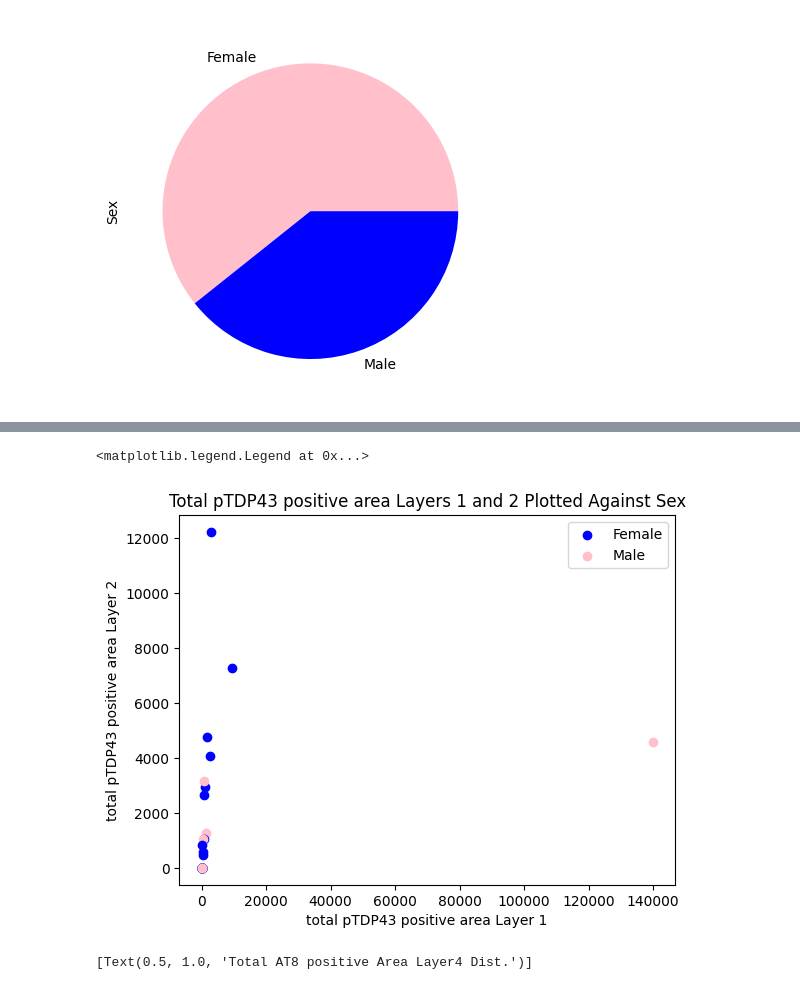
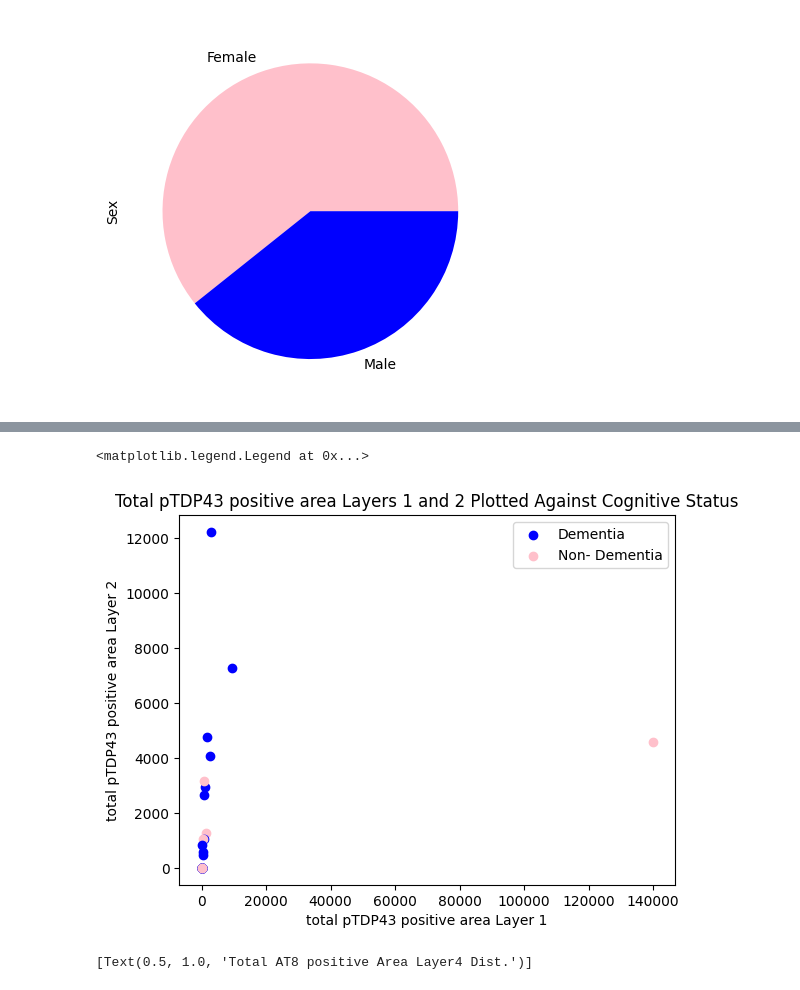
Before and after one commit to zoyaholin/Neur265HOLIN, a Jupyter notebook: Copy_of_Final_Project.ipynb, the cells around one changed output, grey strips where cells are left out. Saved outputs shown, nothing was run; the diff lists cells and outputs as text; code cells hidden in the pictures.

```diff
--- a/Copy_of_Final_Project.ipynb
+++ b/Copy_of_Final_Project.ipynb
@@ -91,8 +91,8 @@ for i in range(alz_combined_length):
     plt.scatter(alz_combined.iloc [i,3], alz_combined.iloc [i,4], color = "pink")
     plt.xlabel('total AT8 positive area Layer3 ')
     plt.ylabel('total AT8 positive area Layer4 ')
-    plt.title('Total AT8 Positive Area Layers 3 and 4 Plotted Against Cognitive Status')
+    plt.title('Total AT8 Positive Area Layers 3 and 4 Plotted Against Sex')
 
-plt.legend(['Dementia','Non-Dementia'])
+plt.legend(['Female','Male'])
 # %% [output]
 <matplotlib.legend.Legend at 0x...>
@@ -100,20 +100,20 @@ plt.legend(['Dementia','Non-Dementia'])
 # %%
 #Plotting scatter plot for total pTDP43 positive area Layer 1 and total pTDP43 positive area Layer2
 alz_combined_length=len(alz_combined)
 
 for i in range(alz_combined_length):
   if alz_combined.iloc[i,1] == 'Female':
     plt.scatter(alz_combined.iloc [i,5], alz_combined.iloc [i,6], color = "blue")
   else:
     plt.scatter(alz_combined.iloc [i,5], alz_combined.iloc [i,6], color = "pink")
     plt.xlabel('total pTDP43 positive area Layer 1')
     plt.ylabel('total pTDP43 positive area Layer 2')
-    plt.title('Total pTDP43 positive area Layers 1 and 2 Plotted Against Sex')
+    plt.title('Total pTDP43 positive area Layers 1 and 2 Plotted Against Cognitive Status')
 
-plt.legend(['Female','Male'])
+plt.legend(['Dementia','Non- Dementia'])
 # %% [output]
 <matplotlib.legend.Legend at 0x...>
-[figure, old version]
+[figure, new version]
 # %%
 
 #Making variables into numpy arrays
```
Also changed, not shown: parts of 1 cell of this notebook.
